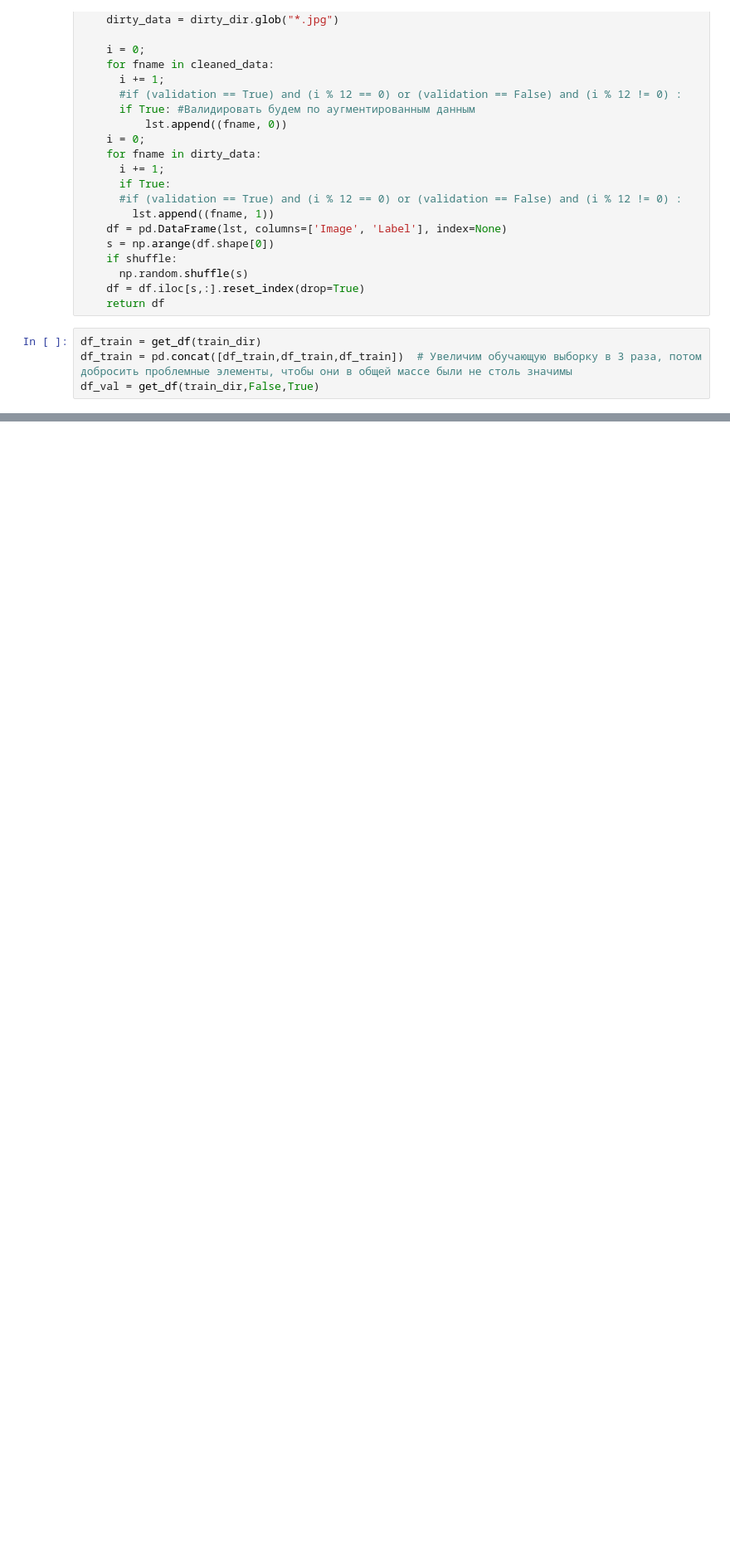
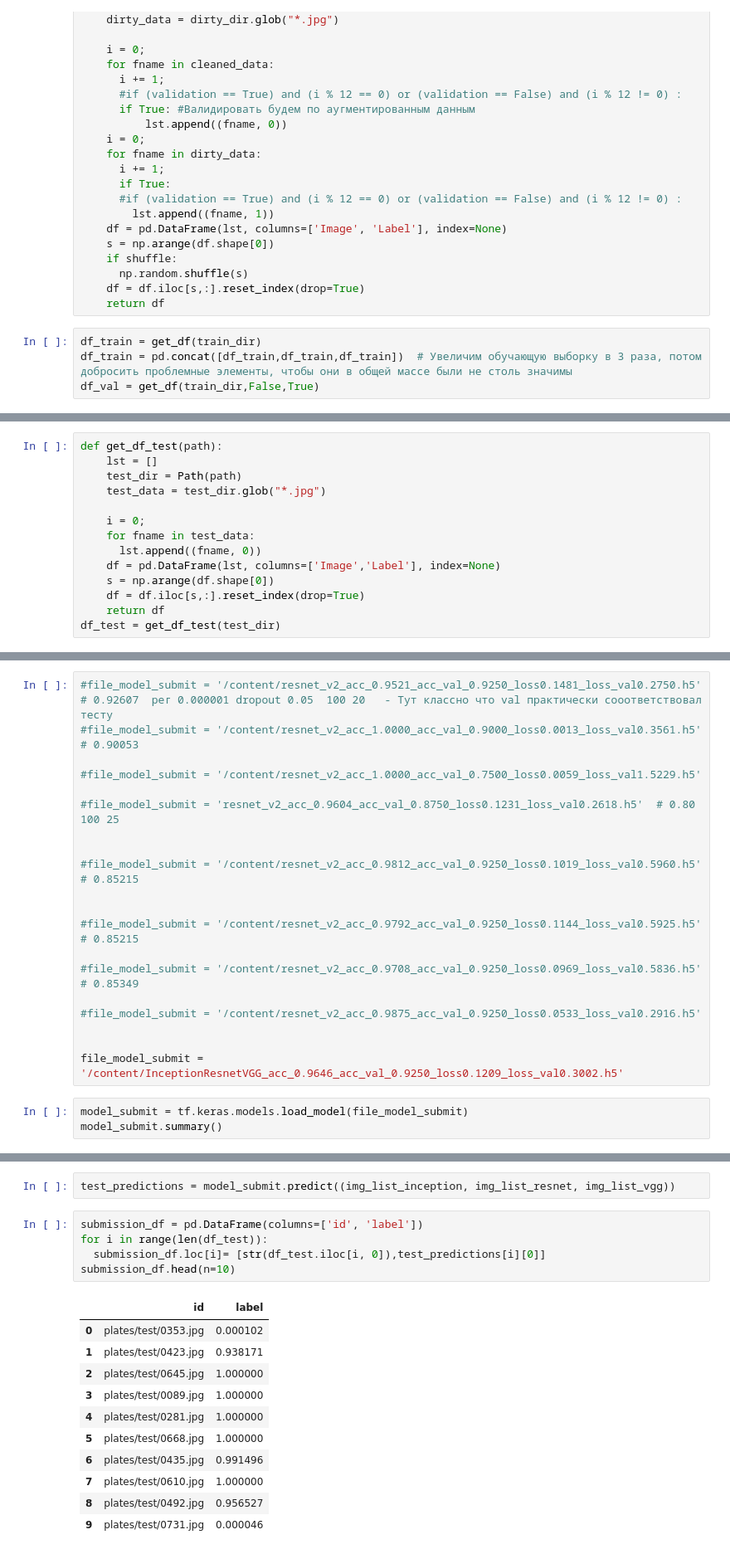
Before and after one commit to emakhankov/stepik_samsung_computer_vision, a Jupyter notebook: stepik_samsung_computer_vision_version_3.ipynb, the cells around one changed output, grey strips where cells are left out. Shown at 83% size. Drawn from its saved outputs; the diff is of its cells as text; blank space fills up the shorter version.

```diff
--- a/stepik_samsung_computer_vision_version_3.ipynb
+++ b/stepik_samsung_computer_vision_version_3.ipynb
@@ -93,0 +467,14 @@ df_train = pd.concat([df_train,df])
+# %%
+def get_df_test(path):
+    lst = []
+    test_dir = Path(path)
+    test_data = test_dir.glob("*.jpg")
+
+    i = 0;
+    for fname in test_data:
+      lst.append((fname, 0))
+    df = pd.DataFrame(lst, columns=['Image','Label'], index=None)
+    s = np.arange(df.shape[0])
+    df = df.iloc[s,:].reset_index(drop=True)
+    return df
+df_test = get_df_test(test_dir)
@@ -93,0 +498,23 @@ df_train = pd.concat([df_train,df])
+# %%
+#file_model_submit = '/content/resnet_v2_acc_0.9521_acc_val_0.9250_loss0.1481_loss_val0.2750.h5'  # 0.92607  рег 0.000001 dropout 0.05  100 20   - Тут классно что val практически сооответствовал тесту
+#file_model_submit = '/content/resnet_v2_acc_1.0000_acc_val_0.9000_loss0.0013_loss_val0.3561.h5'  # 0.90053
+
+#file_model_submit = '/content/resnet_v2_acc_1.0000_acc_val_0.7500_loss0.0059_loss_val1.5229.h5'
+
+#file_model_submit = 'resnet_v2_acc_0.9604_acc_val_0.8750_loss0.1231_loss_val0.2618.h5'  # 0.80  100 25
+
+
+#file_model_submit = '/content/resnet_v2_acc_0.9812_acc_val_0.9250_loss0.1019_loss_val0.5960.h5' # 0.85215
+
+
+#file_model_submit = '/content/resnet_v2_acc_0.9792_acc_val_0.9250_loss0.1144_loss_val0.5925.h5' # 0.85215
+
+#file_model_submit = '/content/resnet_v2_acc_0.9708_acc_val_0.9250_loss0.0969_loss_val0.5836.h5' # 0.85349
+
+#file_model_submit = '/content/resnet_v2_acc_0.9875_acc_val_0.9250_loss0.0533_loss_val0.2916.h5'
+
+
+file_model_submit = '/content/InceptionResnetVGG_acc_0.9646_acc_val_0.9250_loss0.1209_loss_val0.3002.h5'
+# %%
+model_submit = tf.keras.models.load_model(file_model_submit)
+model_submit.summary()
@@ -93,0 +539,19 @@ df_train = pd.concat([df_train,df])
+# %%
+test_predictions = model_submit.predict((img_list_inception, img_list_resnet, img_list_vgg))
+# %%
+submission_df = pd.DataFrame(columns=['id', 'label'])
+for i in range(len(df_test)):
+  submission_df.loc[i]= [str(df_test.iloc[i, 0]),test_predictions[i][0]]
+submission_df.head(n=10)
+# %% [output]
+|  | id | label |
+| 0 | plates/test/0353.jpg | 0.000102 |
+| 1 | plates/test/0423.jpg | 0.938171 |
+| 2 | plates/test/0645.jpg | 1.000000 |
+| 3 | plates/test/0089.jpg | 1.000000 |
+| 4 | plates/test/0281.jpg | 1.000000 |
+| 5 | plates/test/0668.jpg | 1.000000 |
+| 6 | plates/test/0435.jpg | 0.991496 |
+| 7 | plates/test/0610.jpg | 1.000000 |
+| 8 | plates/test/0492.jpg | 0.956527 |
+| 9 | plates/test/0731.jpg | 0.000046 |
```
Also changed, not shown: parts of 29 cells of this notebook.
